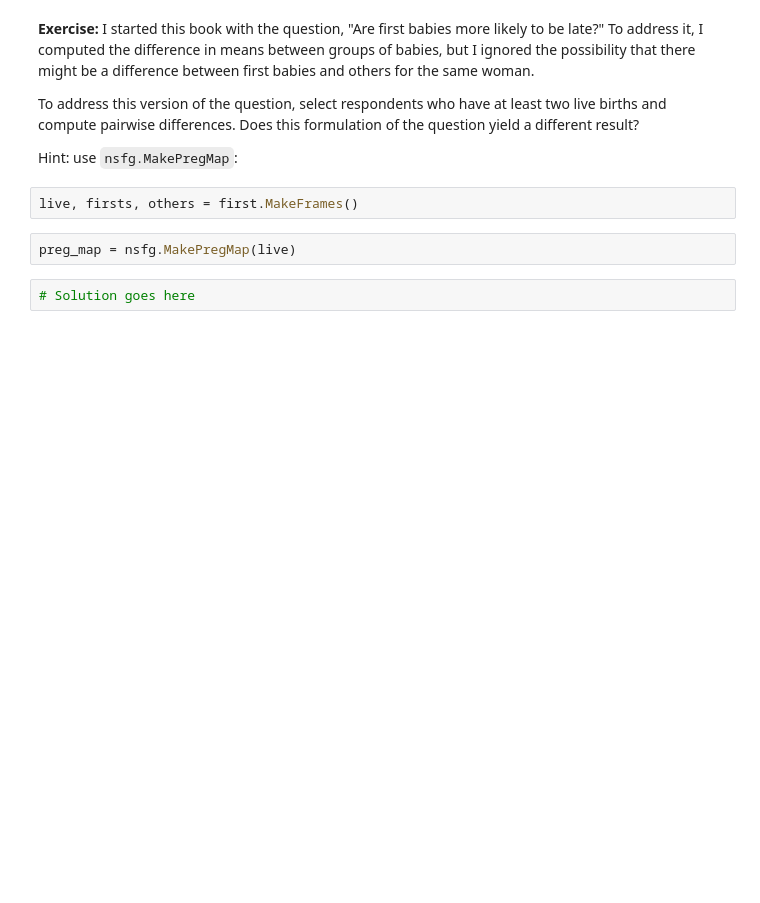
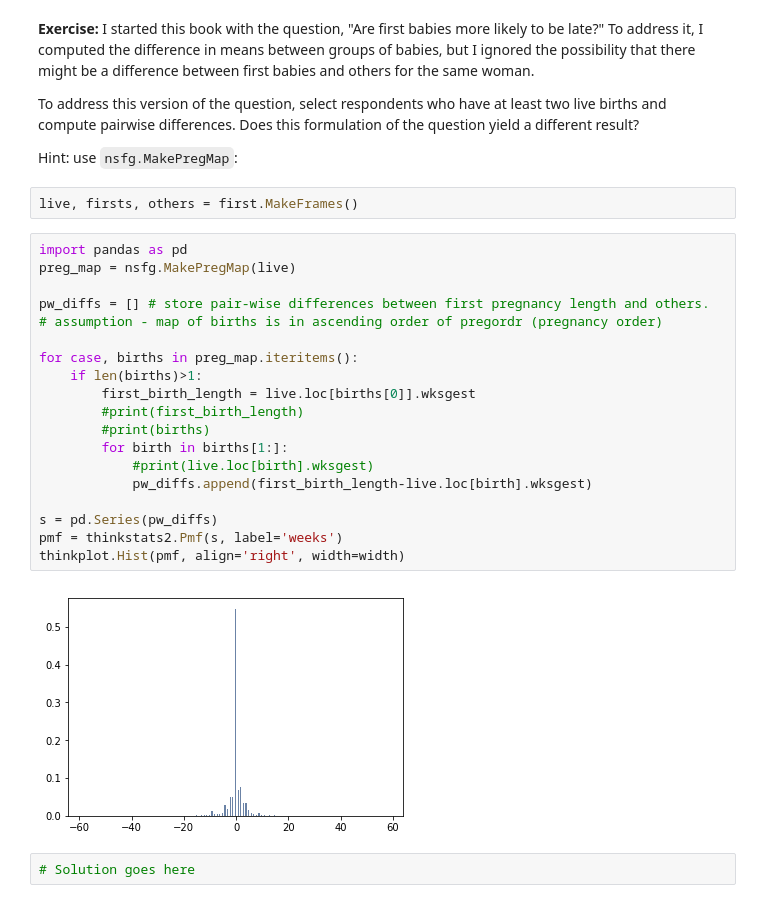
Before and after one commit to RonnieBrooklyn/ThinkStats2, a Jupyter notebook: code/chap03ex.ipynb, the cells around one changed output. Drawn from its saved outputs; the diff is of its cells as text; blank space fills up the shorter version.

```diff
--- a/code/chap03ex.ipynb
+++ b/code/chap03ex.ipynb
@@ -364,8 +362,27 @@ To address this version of the question, select respondents who have at least tw
 Hint: use `nsfg.MakePregMap`:
 # %%
 live, firsts, others = first.MakeFrames()
-# %%
-preg_map = nsfg.MakePregMap(live)
+# %%
+import pandas as pd
+preg_map = nsfg.MakePregMap(live)
+
+pw_diffs = [] # store pair-wise differences between first pregnancy length and others.
+# assumption - map of births is in ascending order of pregordr (pregnancy order)
+
+for case, births in preg_map.iteritems():
+    if len(births)>1:
+        first_birth_length = live.loc[births[0]].wksgest
+        #print(first_birth_length)
+        #print(births)
+        for birth in births[1:]:
+            #print(live.loc[birth].wksgest)
+            pw_diffs.append(first_birth_length-live.loc[birth].wksgest)
+
+s = pd.Series(pw_diffs)
+pmf = thinkstats2.Pmf(s, label='weeks')
+thinkplot.Hist(pmf, align='right', width=width)
+# %% [output]
+[figure, added]
 # %%
 # Solution goes here
 # %%
```
Also changed, not shown: parts of 11 cells of this notebook.
